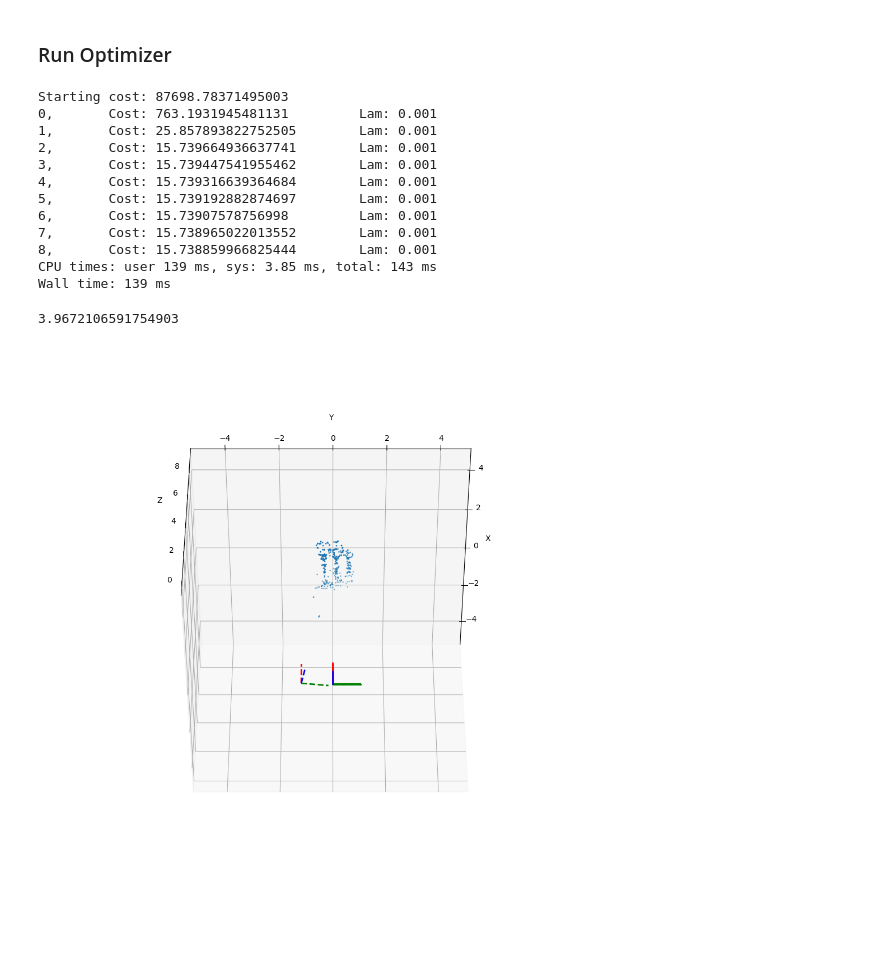
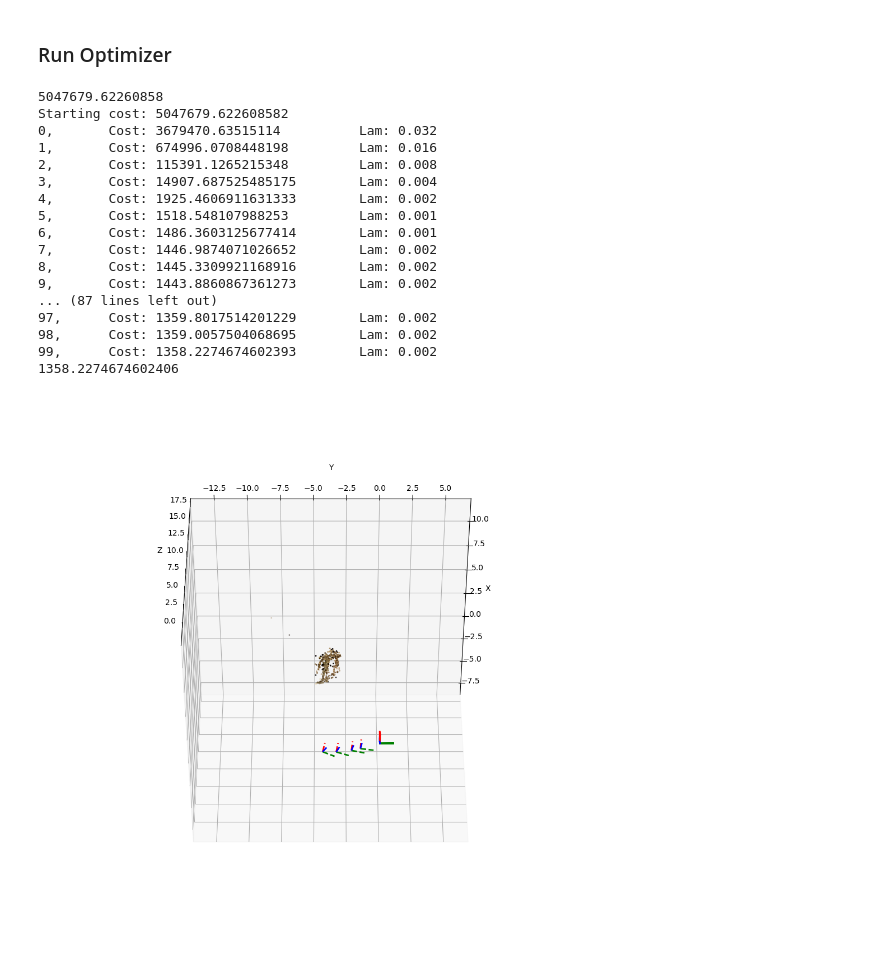
Before and after one commit to contagon/sfm, a Jupyter notebook: ringtemple.ipynb, the cells around one changed output. Cells and saved outputs as stored; diff of their text form; code cells hidden in the pictures; blank space fills up the shorter version.

Commit message:
Got mostly working with multiple images

```diff
--- a/ringtemple.ipynb
+++ b/ringtemple.ipynb
@@ -43,8 +290,7 @@ def residuals(K, Ts, Ps, zs):
 # %%
 gt = np.loadtxt("templeRing/templeR_par.txt", skiprows=1, usecols=range(1,1+9+9+3))
 # only do the first 2 pictures first
-img_indices = [0,1]
-gt = gt[img_indices]
+gt = gt[0:5]
 M = gt.shape[0]
 
 K_gt = gt[0,:9].reshape((3,3))
@@ -61,7 +307,6 @@ for i in range(M):
     Ts_gt[i,3,3] = 1
     Ts_gt[i] = Ts_gt[i]@flip_z
 
-
 # Make first pose the identity
 offset = np.linalg.inv(Ts_gt[0])
 for i in range(1,M):
@@ -358,0 +414,14 @@ Best Error 87698.78371494991
+# %%
+%matplotlib widget
+fig = plt.figure(figsize=(10,10))
+ax = fig.add_subplot(111, projection='3d')
+ax.scatter(Ps_init[:,0], Ps_init[:,1], Ps_init[:,2], s=1)
+for T, gt in zip(Ts_init, Ts_gt):
+    # plotCoordinateFrame(gt, ax=ax)
+    plotCoordinateFrame(T, ax=ax, k="--")
+set_axes_equal(ax)
+ax.set_zlabel("Z")
+ax.set_ylabel("Y")
+ax.set_xlabel("X")
+ax.view_init(-45, 0)
+plt.show()
@@ -359,35 +430,43 @@ Best Error 87698.78371494991
 # %% [markdown]
 ### Run Optimizer
 # %%
-%time K_result, Ts_result, Ps_result = levenberg_marquardt(residuals, K_init, Ts_init, Ps_init, zs, jac, max_iters=100, lam=.001, lam_multiplier=2, tol=1e-4, verbose=True)
-np.linalg.norm(residuals(K_result, Ts_result, Ps_result, zs))
+print(np.linalg.norm(residuals(K_init, Ts_init, Ps_init, zs))**2)
+K_result, Ts_result, Ps_result = levenberg_marquardt(residuals, K_init, Ts_init, Ps_init, zs, jac, max_iters=100, lam=.001, lam_multiplier=2, tol=1e-4, verbose=True)
+print(np.linalg.norm(residuals(K_result, Ts_result, Ps_result, zs))**2)
 # %% [output]
-Starting cost: 87698.78371495003
-0,       Cost: 763.1931945481131         Lam: 0.001
-1,       Cost: 25.857893822752505        Lam: 0.001
-2,       Cost: 15.739664936637741        Lam: 0.001
-3,       Cost: 15.739447541955462        Lam: 0.001
-4,       Cost: 15.739316639364684        Lam: 0.001
-5,       Cost: 15.739192882874697        Lam: 0.001
-6,       Cost: 15.73907578756998         Lam: 0.001
-7,       Cost: 15.738965022013552        Lam: 0.001
-8,       Cost: 15.738859966825444        Lam: 0.001
-CPU times: user 139 ms, sys: 3.85 ms, total: 143 ms
-Wall time: 139 ms
+5047679.62260858
+Starting cost: 5047679.622608582
+0,       Cost: 3679470.63515114          Lam: 0.032
+1,       Cost: 674996.0708448198         Lam: 0.016
+2,       Cost: 115391.1265215348         Lam: 0.008
+3,       Cost: 14907.687525485175        Lam: 0.004
+4,       Cost: 1925.4606911631333        Lam: 0.002
+5,       Cost: 1518.548107988253         Lam: 0.001
+6,       Cost: 1486.3603125677414        Lam: 0.001
+7,       Cost: 1446.9874071026652        Lam: 0.002
+8,       Cost: 1445.3309921168916        Lam: 0.002
+9,       Cost: 1443.8860867361273        Lam: 0.002
+... (87 lines left out)
+97,      Cost: 1359.8017514201229        Lam: 0.002
+98,      Cost: 1359.0057504068695        Lam: 0.002
+99,      Cost: 1358.2274674602393        Lam: 0.002
+1358.2274674602406
-3.9672106591754903
+# %%
+Ps_color2 = Ps_color.copy()
+Ps_color2[:,[0,2]] = Ps_color2[:,[2,0]]
 # %%
 %matplotlib widget
 fig = plt.figure(figsize=(10,10))
 ax = fig.add_subplot(111, projection='3d')
-ax.scatter(Ps_result[:,0], Ps_result[:,1], Ps_result[:,2], s=1)
+ax.scatter(Ps_result[:,0], Ps_result[:,1], Ps_result[:,2], s=1, c=Ps_color2/255)
 for T, gt in zip(Ts_result, Ts_gt):
     plotCoordinateFrame(gt, ax=ax)
     plotCoordinateFrame(T, ax=ax, k="--")
 set_axes_equal(ax)
 ax.set_zlabel("Z")
 ax.set_ylabel("Y")
 ax.set_xlabel("X")
 ax.view_init(-45, 0)
 plt.show()
 # %% [output]
-[figure, old version]
+[figure, new version]
```
Also changed, not shown: parts of 9 cells of this notebook, 2 other files.
